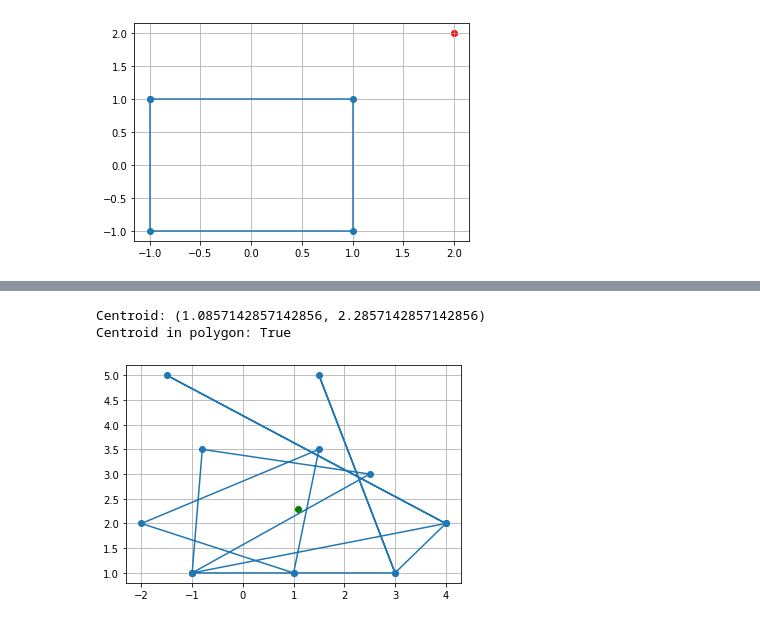
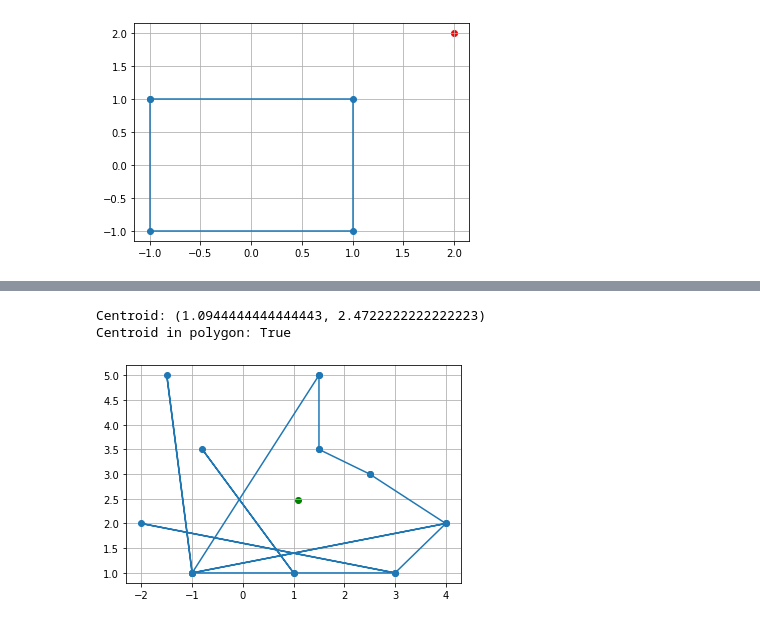
Before and after one commit to romulofff/UFC-Mestrado-GeometriaComputacional, a Jupyter notebook: tarefa02/tarefa02.ipynb, the cells around one changed output, grey strips where cells are left out. Drawn from its saved outputs; the diff is of its cells as text; code cells hidden in the pictures.

```diff
--- a/tarefa02/tarefa02.ipynb
+++ b/tarefa02/tarefa02.ipynb
@@ -206,14 +335,14 @@ Centroid in polygon: False
 # %%
-starredPoly = gc.starPolygon(poly, 4)
+starredPoly = gc.starPolygon(poly, 7)
 
 cx, cy = gc.centeroidnp(starredPoly)
 print("Centroid:", (cx, cy))
 print("Centroid in polygon:", gc.pip(Point(cx, cy), starredPoly))
 plt.grid(0.5)
 plt.scatter(cx, cy, c='g')
 gc.plotPolygon(starredPoly)
 # %% [output]
-Centroid: (1.0857142857142856, 2.2857142857142856)
+Centroid: (1.0944444444444443, 2.4722222222222223)
 Centroid in polygon: True
-[figure, old version]
+[figure, new version]
 # %%
```
Also changed, not shown: parts of 28 cells of this notebook, 3 other files.
